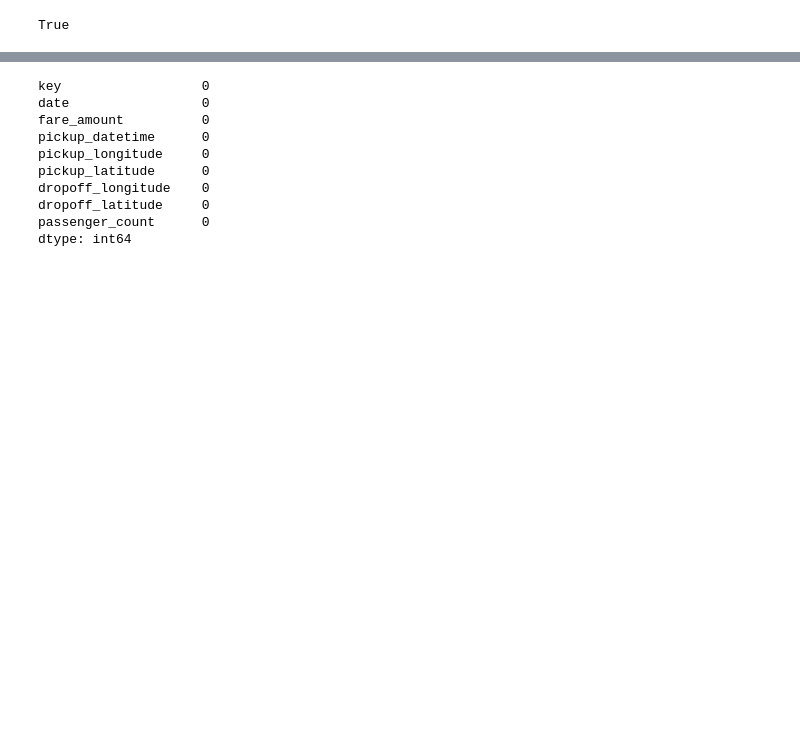
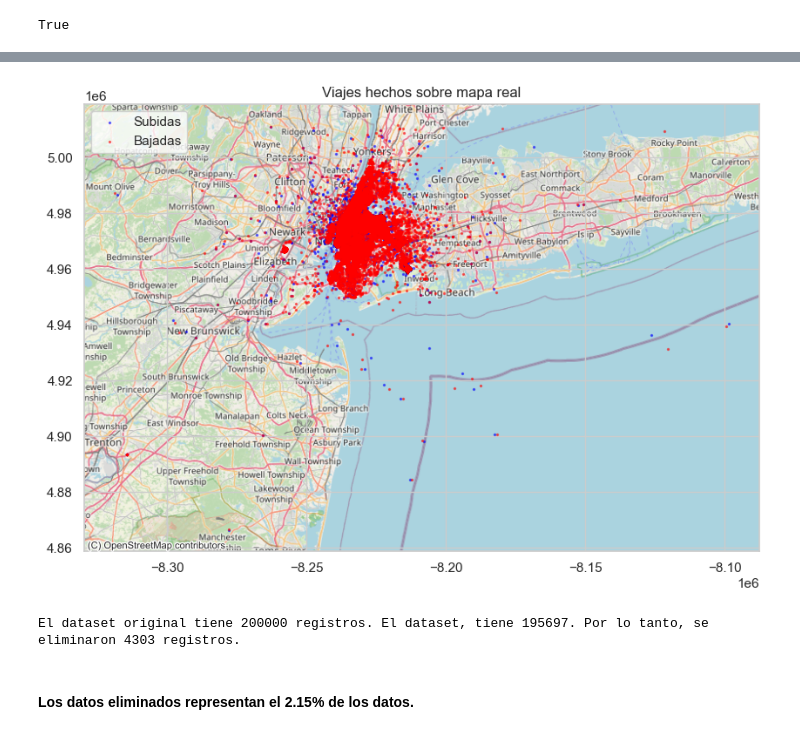
Before and after one commit to programadorarocio/AA1-TUIA-2026C1-Diez-Duvia-Quispe, a Jupyter notebook: TP-regresion-AA1.ipynb, the cells around one changed output, grey strips where cells are left out. Cells and saved outputs as stored; diff of their text form; code cells hidden in the pictures; blank space fills up the shorter version.

```diff
--- a/TP-regresion-AA1.ipynb
+++ b/TP-regresion-AA1.ipynb
@@ -423,15 +375,40 @@ df_imputed = imputer.fit_transform(df_knn)
-# %%
-df[cols] = df_imputed
-# %%
-df.isnull().sum()
-# %% [output]
-key                  0
-date                 0
-fare_amount          0
-pickup_datetime      0
-pickup_longitude     0
-pickup_latitude      0
-dropoff_longitude    0
-dropoff_latitude     0
-passenger_count      0
-dtype: int64
+# %%
+# Función para definir las coordenadas de New York
+def in_ny(lat, lon):
+    return 40 <= lat <= 41 and -75 <= lon <= -72
+
+# Filtro pickups
+mask_pickup = df.apply(lambda row: in_ny(row['pickup_latitude'], row['pickup_longitude']), axis=1)
+
+# Filtro dropoffs
+mask_dropoff = df.apply(lambda row: in_ny(row['dropoff_latitude'], row['dropoff_longitude']), axis=1)
+
+# Se guardan viajes donde pickup y dropoff están en USA
+df_ny = df[mask_pickup & mask_dropoff].copy()
+# %%
+# GeoDataFrame de pickups y dropoffs
+gdf_pickup = gpd.GeoDataFrame(df_ny, geometry=gpd.points_from_xy(df_ny['pickup_longitude'], df_ny['pickup_latitude']), crs="EPSG:4326")
+gdf_dropoff = gpd.GeoDataFrame(df_ny, geometry=gpd.points_from_xy(df_ny['dropoff_longitude'], df_ny['dropoff_latitude']), crs="EPSG:4326")
+
+# Proyección métrica
+gdf_pickup = gdf_pickup.to_crs(epsg=3857)
+gdf_dropoff = gdf_dropoff.to_crs(epsg=3857)
+
+fig, ax = plt.subplots(figsize=(10, 14))
+gdf_pickup.plot(ax=ax, markersize=2, color="blue", alpha=0.5, label="Subidas")
+gdf_dropoff.plot(ax=ax, markersize=2, color="red", alpha=0.5, label="Bajadas")
+
+# Mapa base
+ctx.add_basemap(ax, source=ctx.providers.OpenStreetMap.Mapnik)
+
+plt.legend()
+plt.title("Viajes hechos sobre mapa real")
+plt.show()
+# %% [output]
+[figure, added]
+# %%
+print(f'El dataset original tiene {len(df)} registros. El dataset, tiene {len(df_ny)}. Por lo tanto, se eliminaron {len(df)-len(df_ny)} registros.')
+# %% [output]
+El dataset original tiene 200000 registros. El dataset, tiene 195697. Por lo tanto, se eliminaron 4303 registros.
+# %% [markdown]
+#### Los datos eliminados representan el 2.15% de los datos.
```
Also changed, not shown: parts of 24 cells of this notebook.
